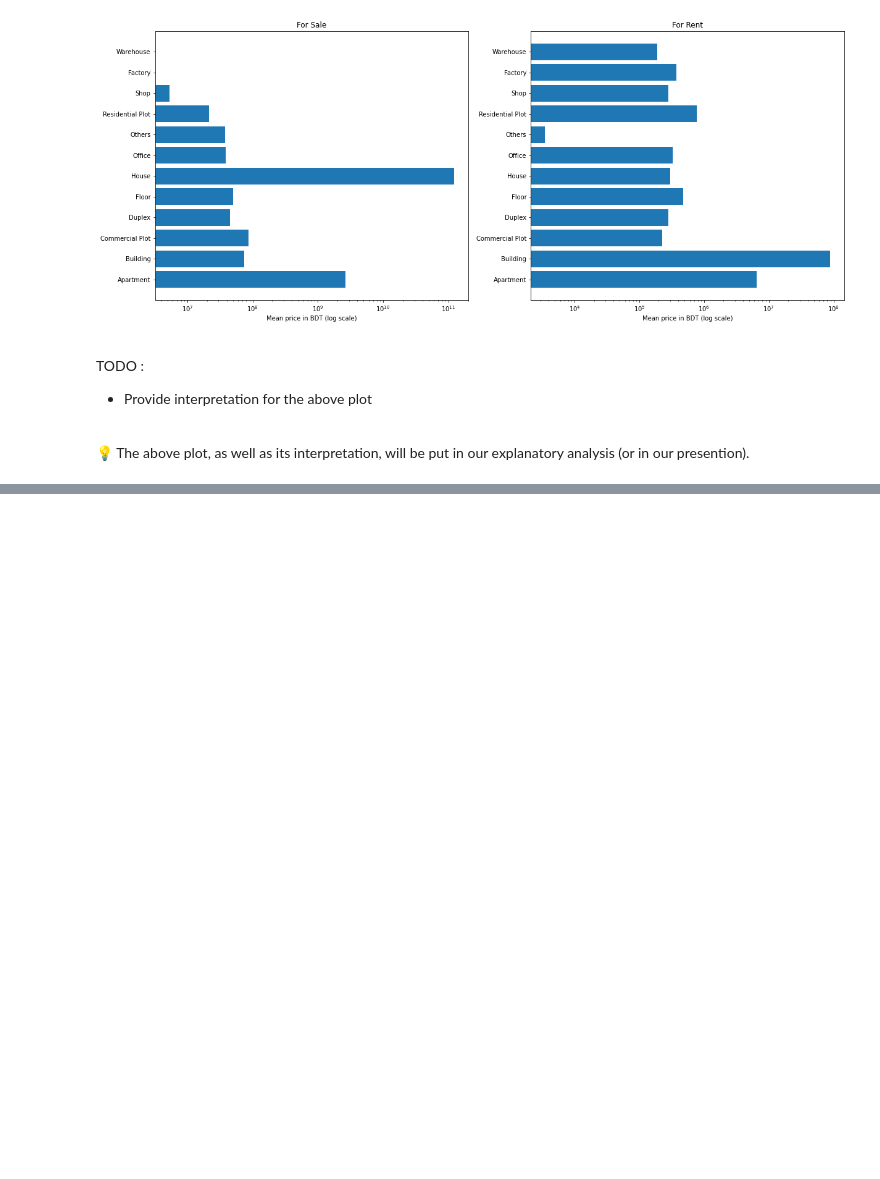
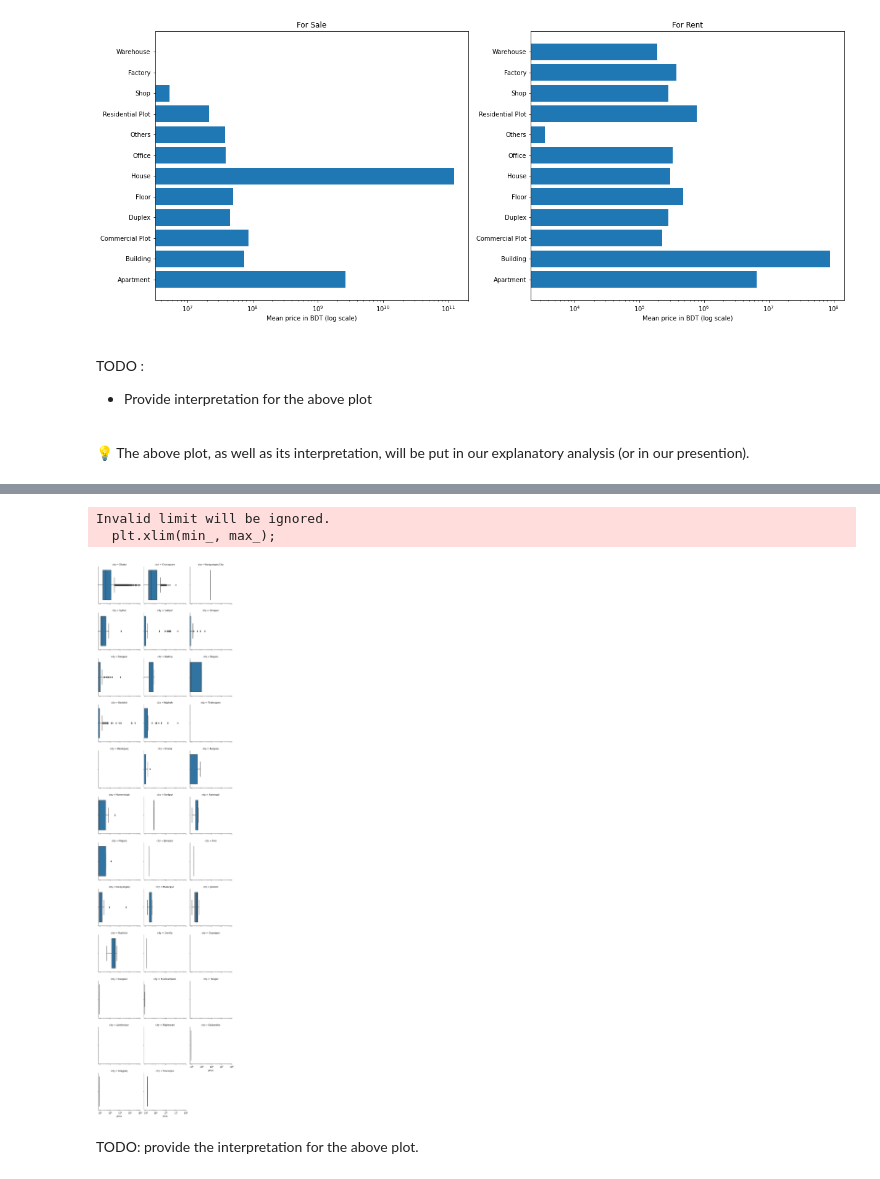
Before and after one commit to OmdenaAI/dhaka-bangladesh-real-estate-recommendation, a Jupyter notebook: src/tasks/task-3-exploratory-data-analysis/EDA global report - real estate market in Bangladesh - v1.ipynb, the cells around one changed output, grey strips where cells are left out. Cells and saved outputs as stored; diff of their text form; code cells hidden in the pictures; blank space fills up the shorter version.

```diff
--- a/src/tasks/task-3-exploratory-data-analysis/EDA - real estate market in Bangladesh.ipynb
+++ b/src/tasks/task-3-exploratory-data-analysis/EDA global report - real estate market in Bangladesh - v1.ipynb
@@ -1279,0 +1259,5 @@ TODO :
+# %%
+# Separating the dataframe prices according to purpose
+rent_df = df[df["purpose"]=="Rent"]
+sale_df= df[df["purpose"]=="Sale"]
+rent_df.shape, sale_df.shape
@@ -1279,0 +1278,17 @@ TODO :
+# %%
+# Distribution of rent prices per cities
+g = sb.FacetGrid(data=rent_df, col="city", col_wrap=3)
+g.map(sb.boxplot, "price")
+
+plt.xscale("log")
+
+min_ = -8.39*10e8 # 0*0e0 #-1.2e3 +100
+max_ = 1*10e7 #np.log10(rent_df.max())+ binsize
+
+plt.xlim(min_, max_);
+# %% [output]
+Invalid limit will be ignored.
+  plt.xlim(min_, max_);
+[figure, added]
+# %% [markdown]
+TODO: provide the interpretation for the above plot.
```
Also changed, not shown: parts of 48 cells of this notebook, 1 other file.
